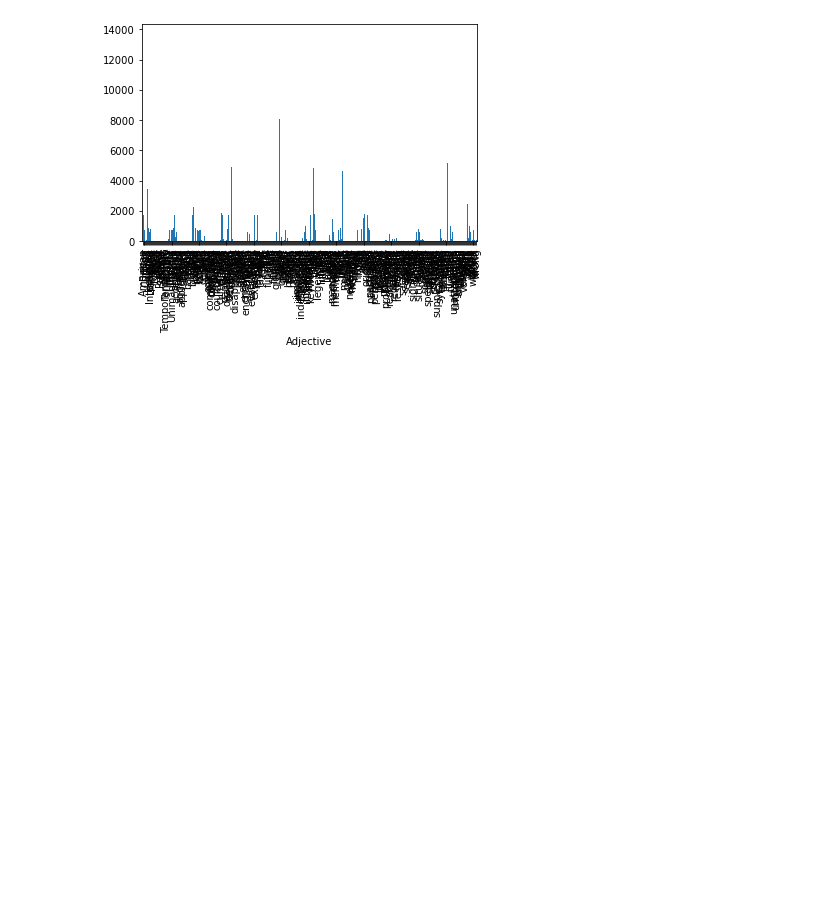
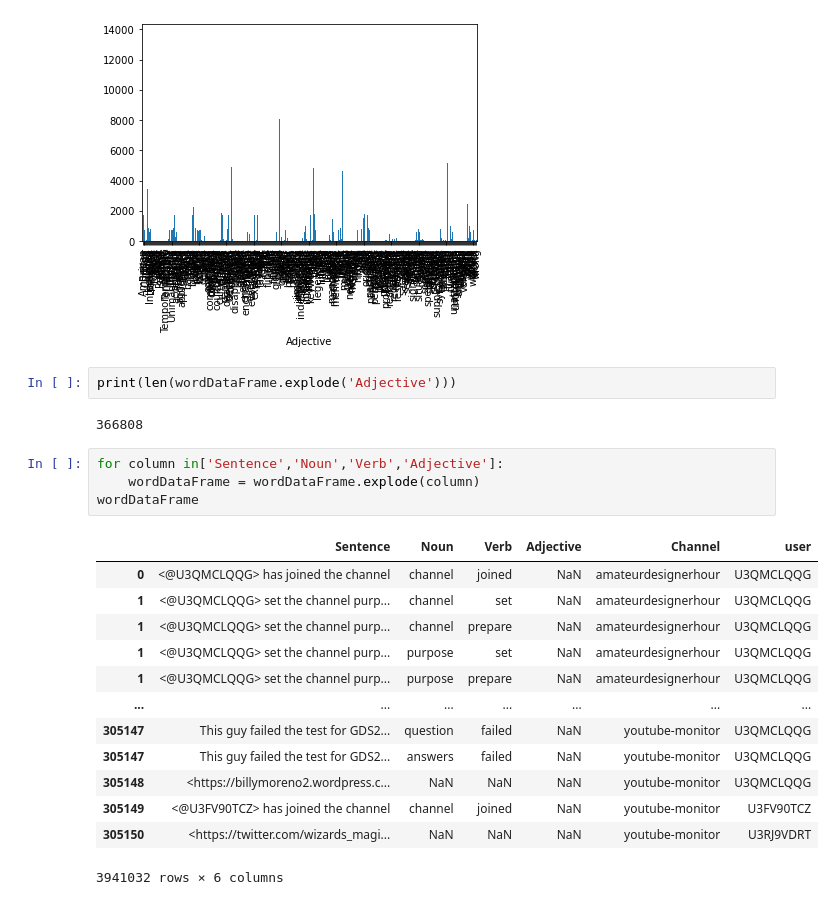
Before and after one commit to Awinn38/Personal-Projects, a Jupyter notebook: MindStand/WordSentiment.ipynb, the cells around one changed output. Cells and saved outputs as stored; diff of their text form; blank space fills up the shorter version.

```diff
--- a/MindStand/WordSentiment.ipynb
+++ b/MindStand/WordSentiment.ipynb
@@ -168,3 +199,25 @@ wordDataFrame.explode('Adjective').groupby('Adjective').size().plot(kind='bar')
 # %% [output]
 <AxesSubplot:xlabel='Adjective'>
 [figure]
+# %%
+print(len(wordDataFrame.explode('Adjective')))
+# %% [output]
+366808
+# %%
+for column in['Sentence','Noun','Verb','Adjective']:
+    wordDataFrame = wordDataFrame.explode(column)
+wordDataFrame
+# %% [output]
+|  | Sentence | Noun | Verb | Adjective | Channel | user |
+| 0 | <@U3QMCLQQG> has joined the channel | channel | joined | NaN | amateurdesignerhour | U3QMCLQQG |
+| 1 | <@U3QMCLQQG> set the channel purp... | channel | set | NaN | amateurdesignerhour | U3QMCLQQG |
+| 1 | <@U3QMCLQQG> set the channel purp... | channel | prepare | NaN | amateurdesignerhour | U3QMCLQQG |
+| 1 | <@U3QMCLQQG> set the channel purp... | purpose | set | NaN | amateurdesignerhour | U3QMCLQQG |
+| 1 | <@U3QMCLQQG> set the channel purp... | purpose | prepare | NaN | amateurdesignerhour | U3QMCLQQG |
+| ... | ... | ... | ... | ... | ... | ... |
+| 305147 | This guy failed the test for GDS2... | question | failed | NaN | youtube-monitor | U3QMCLQQG |
+| 305147 | This guy failed the test for GDS2... | answers | failed | NaN | youtube-monitor | U3QMCLQQG |
+| 305148 | <https://billymoreno2.wordpress.c... | NaN | NaN | NaN | youtube-monitor | U3QMCLQQG |
+| 305149 | <@U3FV90TCZ> has joined the channel | channel | joined | NaN | youtube-monitor | U3FV90TCZ |
+| 305150 | <https://twitter.com/wizards_magi... | NaN | NaN | NaN | youtube-monitor | U3RJ9VDRT |
+3941032 rows × 6 columns
```
Also changed, not shown: parts of 8 cells of this notebook, 10 other files.
